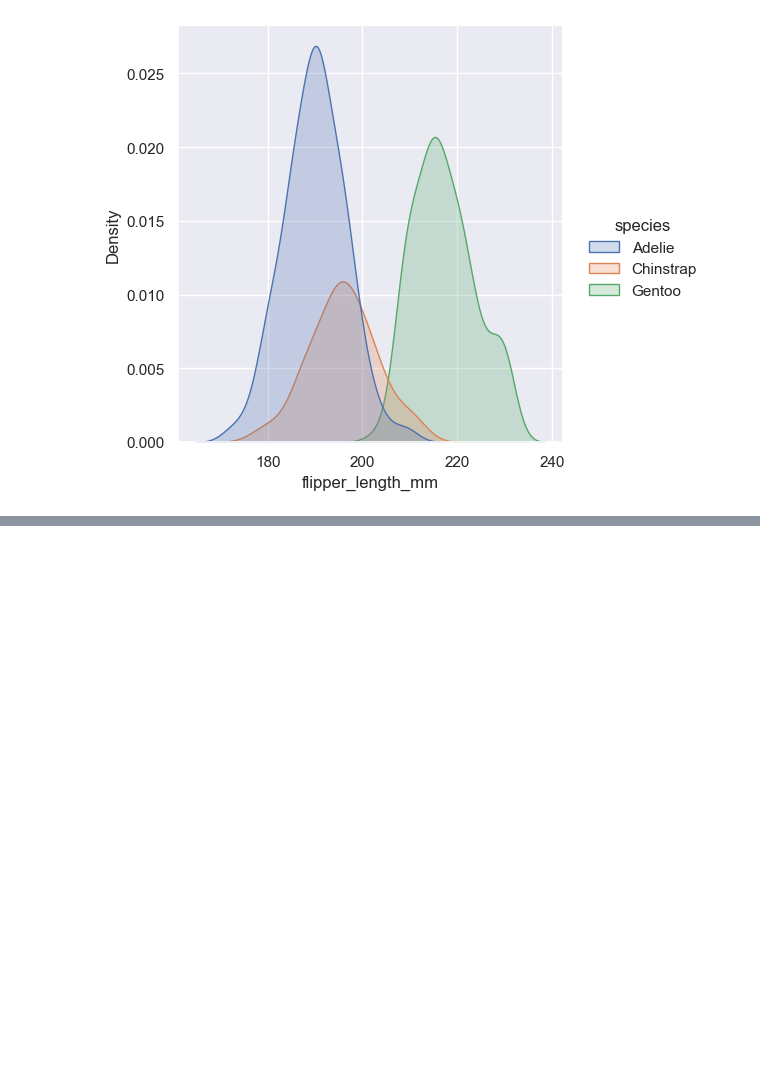
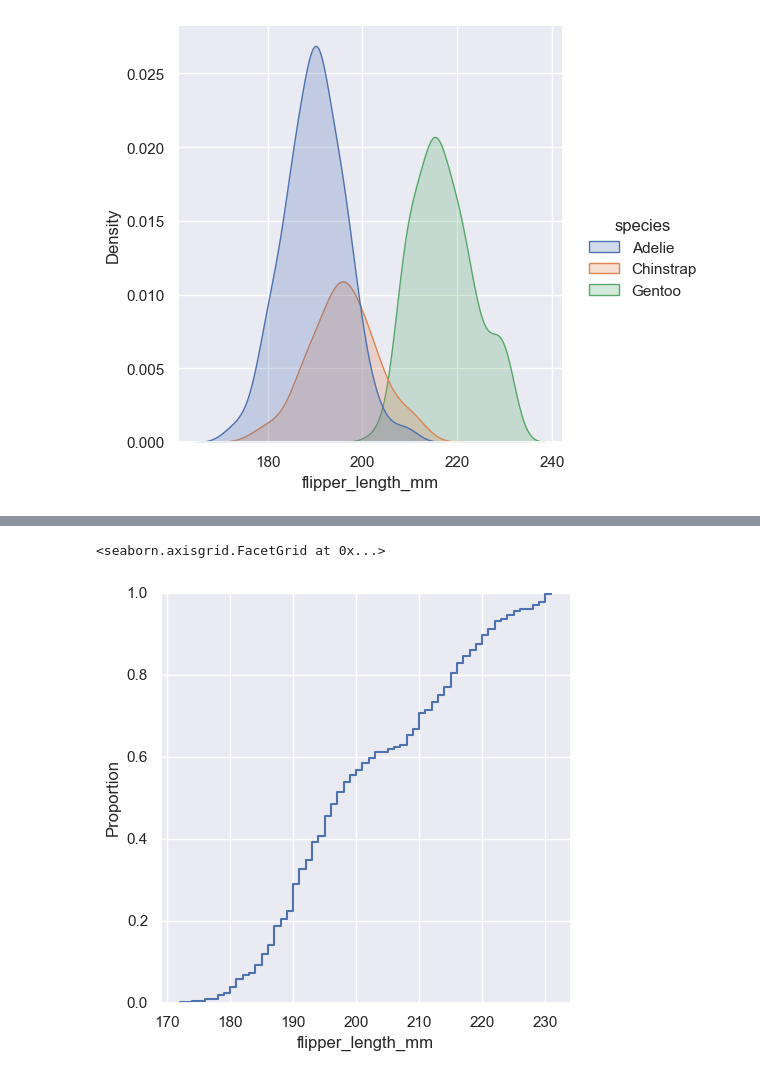
Before and after one commit to wu4fmp6/machine_learning, a Jupyter notebook: lesson_4.ipynb, the cells around one changed output, grey strips where cells are left out. Saved outputs shown, nothing was run; the diff lists cells and outputs as text; code cells hidden in the pictures; blank space fills up the shorter version.

```diff
--- a/lesson_4.ipynb
+++ b/lesson_4.ipynb
@@ -182,0 +192,5 @@ sns.displot(penguins, x="flipper_length_mm", hue="species", kind="kde", fill=Tru
+# %%
+sns.displot(penguins, x="flipper_length_mm", kind="ecdf")
+# %% [output]
+<seaborn.axisgrid.FacetGrid at 0x...>
+[figure, added]
```
Also changed, not shown: parts of 6 cells of this notebook.
